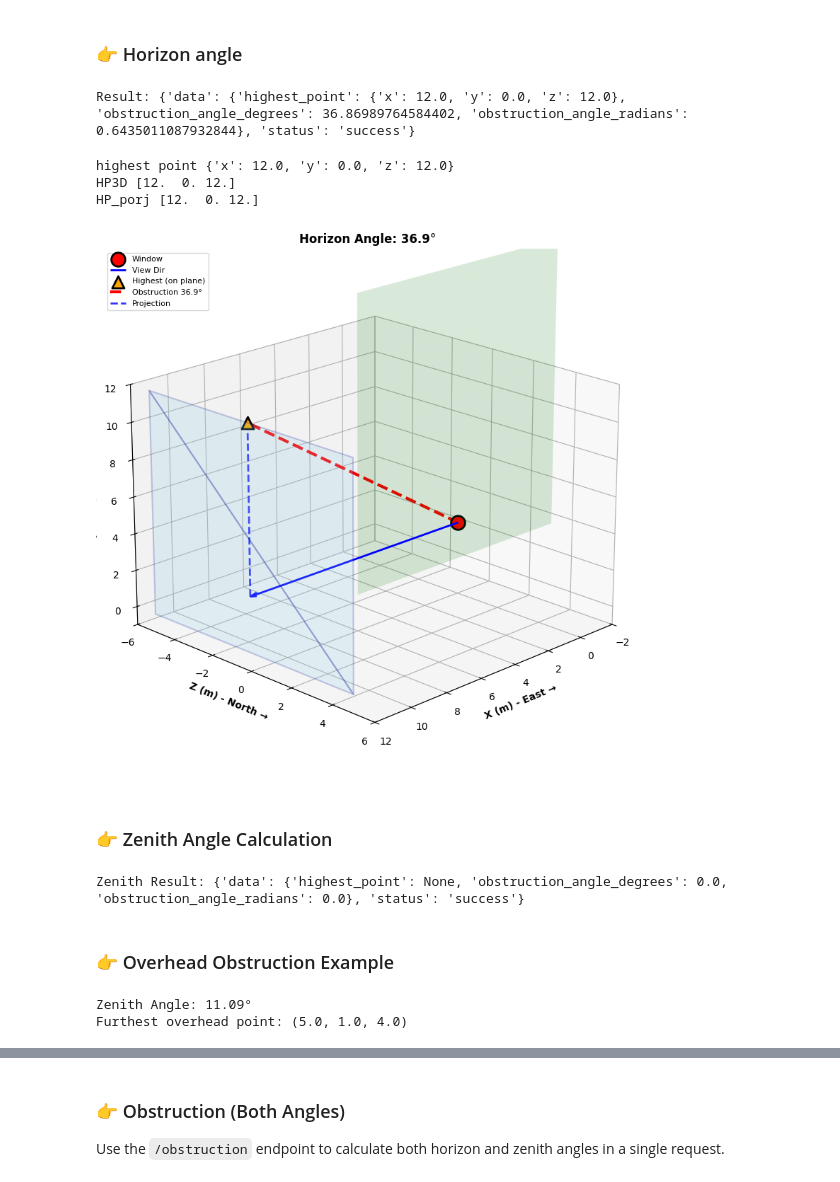
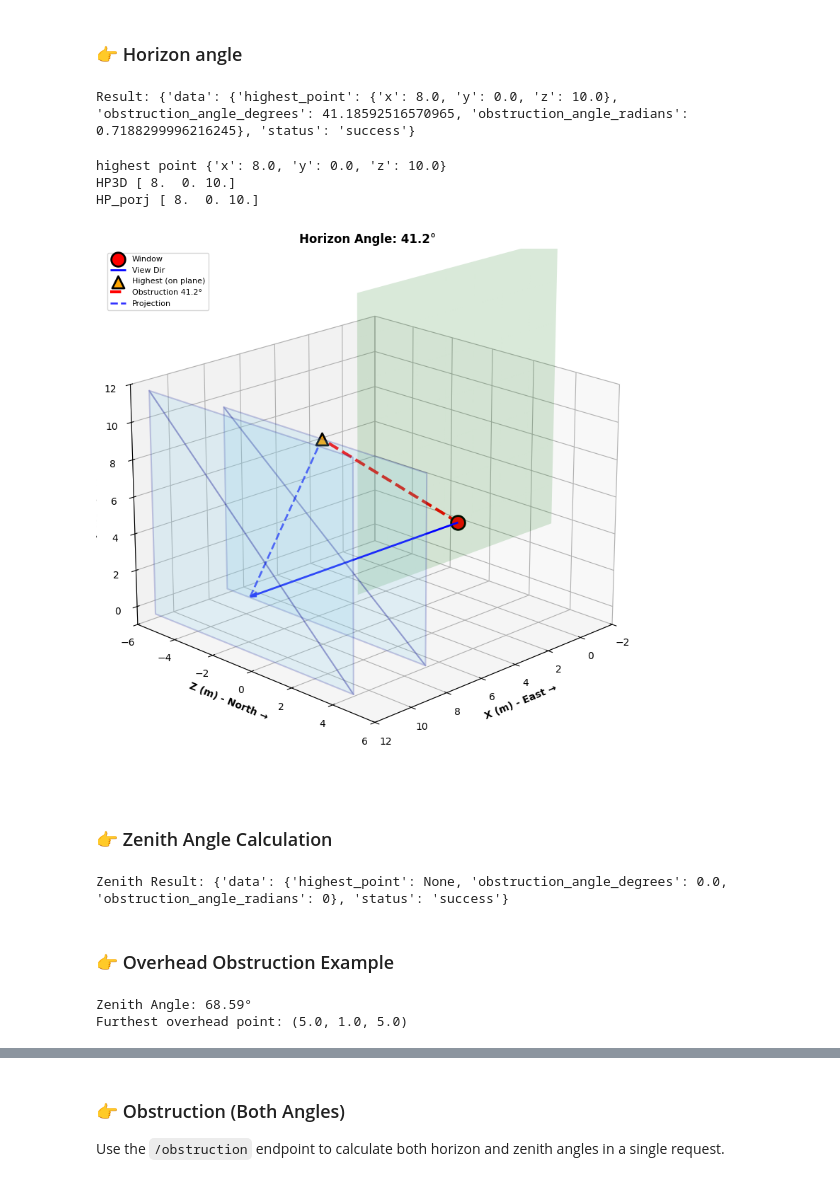
Before and after one commit to upskiller-xyz/server_obstruction, a Jupyter notebook: example/dev.ipynb, the cells around one changed output, grey strips where cells are left out. Saved outputs shown, nothing was run; the diff lists cells and outputs as text; code cells hidden in the pictures.

Commit message:
fix: solve the case when closer obstructions were neglected; chore: set regulation-based min and max buffer for both horizon and zenith calculations

```diff
--- a/example/dev.ipynb
+++ b/example/dev.ipynb
@@ -72,6 +72,25 @@ Window: [0.0, 0.0, 3]
 Direction: 0.0 rad
 Building: 12.0m away, 12.0m tall, 10.0m wide
 Mesh vertices: 6 (2 triangles)
+# %%
+scenario.meshes = [[
+    [12, -5.0, 0.0],
+  [12, -5.0, 12],
+  [12, 5.0, 0.0],
+  [12, 5.0, 0.0],
+  [12, -5.0, 12],
+  [12, 5.0, 12],
+
+  [8, -5.0, 0.0],
+  [8, -5.0, 10],
+  [8, 5.0, 0.0],
+  [8, 5.0, 0.0],
+  [8, -5.0, 10],
+  [8, 5.0, 10],
+
+
+
+  ]]
 # %% [markdown]
 ### 👉 Horizon angle
 # %%
@@ -80,33 +99,33 @@ response = requests.post(f"{SERVER_URL}/horizon_angle", json=request_data)
 result = response.json()
 print("Result:", result)
 # %% [output]
-Result: {'data': {'highest_point': {'x': 12.0, 'y': 0.0, 'z': 12.0}, 'obstruction_angle_degrees': 36.86989764584402, 'obstruction_angle_radians': 0.6435011087932844}, 'status': 'success'}
+Result: {'data': {'highest_point': {'x': 8.0, 'y': 0.0, 'z': 10.0}, 'obstruction_angle_degrees': 41.18592516570965, 'obstruction_angle_radians': 0.7188299996216245}, 'status': 'success'}
 # %%
 if result.get("status") == "success":
     data = result["data"]
     obstruction_degrees = data["obstruction_angle_degrees"]
     obstruction_radians = data["obstruction_angle_radians"]
     highest_point = data["highest_point"]
 
     # Create visualizer using new direction_angle format
     visualizer = HorizonAngleVisualizer(
         window_center=window_center,
         direction_angle=direction_angle,
-        mesh_vertices=mesh,
+        mesh_vertices=scenario.get_combined_mesh(),
         building_dimensions=(building_dist, building_height, building_width)
     )
 
     # Create figure and visualize
     fig = plt.figure(figsize=(14, 8))
     ax = fig.add_subplot(111, projection='3d')
     visualizer.visualize(ax, highest_point, obstruction_degrees)
     plt.tight_layout()
     plt.show()
 # %% [output]
-highest point {'x': 12.0, 'y': 0.0, 'z': 12.0}
-HP3D [12.  0. 12.]
-HP_porj [12.  0. 12.]
+highest point {'x': 8.0, 'y': 0.0, 'z': 10.0}
+HP3D [ 8.  0. 10.]
+HP_porj [ 8.  0. 10.]
-[figure, old version]
+[figure, new version]
 # %% [markdown]
 ### 👉 Zenith Angle Calculation
 # %%
@@ -120,6 +139,6 @@ if zenith_result.get("status") == "success":
     zenith_degrees = data["obstruction_angle_degrees"]
     zenith_radians = data["obstruction_angle_radians"]
 # %% [output]
-Zenith Result: {'data': {'highest_point': None, 'obstruction_angle_degrees': 0.0, 'obstruction_angle_radians': 0.0}, 'status': 'success'}
+Zenith Result: {'data': {'highest_point': None, 'obstruction_angle_degrees': 0.0, 'obstruction_angle_radians': 0}, 'status': 'success'}
 # %% [markdown]
 ### 👉 Overhead Obstruction Example
@@ -126,13 +170,4 @@ Zenith Result: {'data': {'highest_point': None, 'obstruction_angle_degrees': 0.0
 # %%
-# Create horizontal overhead scenario
-overhead_scenario = StandardScenarios.horizontal_overhead(
-    window_height=3.0,
-    roof_start=1.0,
-    roof_end=5.0,
-    roof_height=4.0,
-    roof_width=14.0
-)
-
 overhead_request = overhead_scenario.to_request_data()
 overhead_request["direction_angle"] = 0.2
 # Calculate zenith angle
@@ -152,8 +187,8 @@ if overhead_result.get("status") == "success":
 else:
     print("ERROR:", overhead_result.get("error"))
 # %% [output]
-Zenith Angle: 11.09°
-Furthest overhead point: (5.0, 1.0, 4.0)
+Zenith Angle: 68.59°
+Furthest overhead point: (5.0, 1.0, 5.0)
 # %%
 visualizer = ZenithAngleVisualizer(
     window_center=overhead_scenario.window_center,
```
Also changed, not shown: parts of 11 cells of this notebook, 6 other files.
